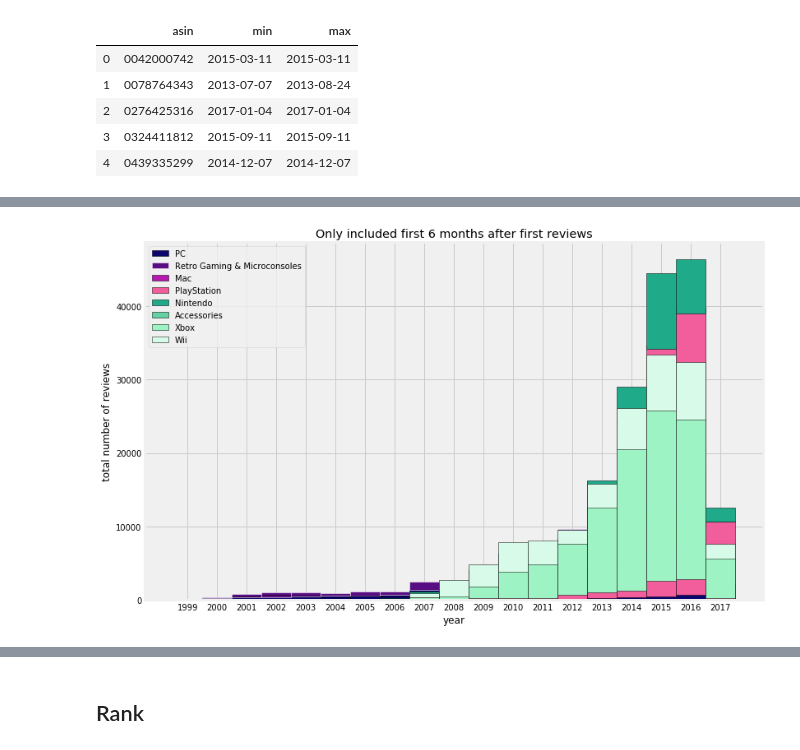
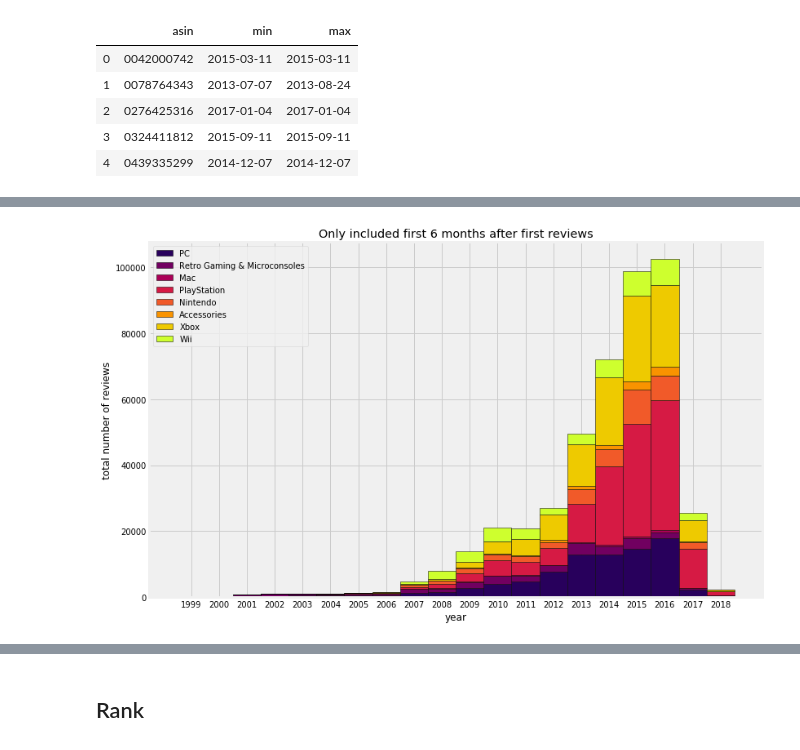
Before and after one commit to smartiiv/data_viz, a Jupyter notebook: Final.ipynb, the cells around one changed output, grey strips where cells are left out. Saved outputs shown, nothing was run; the diff lists cells and outputs as text; code cells hidden in the pictures.

```diff
--- a/Final.ipynb
+++ b/Final.ipynb
@@ -172,0 +120,22 @@ plt.show()
+# %%
+fig = plt.figure(figsize=(10,10))
+
+
+ax = fig.add_subplot(111)
+
+for i in color_cat:
+    a = dff[dff['cat2'] == i]
+    x = a['duration_month']
+    y = a['count']
+    ax.plot(x,y, label=i,color= color_cat[i])
+
+
+
+ax.set_title('Timing/ pace')
+ax.set_xlabel('months after first review')
+ax.set_ylabel('average of number of reviews')
+ax.legend(loc='best')
+
+fig.tight_layout()
+plt.show()
+#fig.savefig('1')
@@ -211,9 +166,9 @@ df0
 # %%
 cat = set(df0['cat2'])
 
-a = [i for i in cat for k in range(19)]
-b = [i for k in range(8) for i in np.arange(1999,2018,1)]
-c = [0 for k in range(152)]
+a = [i for i in cat for k in range(20)]
+b = [i for k in range(8) for i in np.arange(1999,2019,1)]
+c = [0 for k in range(160)]
 
 d = {
     'cat2': a,
@@ -280,28 +235,29 @@ y8 = np.array(a['count'])
 # %%
 fig = plt.figure(figsize=(12,8))
 
 ax = fig.add_subplot(111, xticks=x, xticklabels =x)
 
 
-ax.bar(x,y, width=1, label='PC', ec= 'k', color='#0C056D')
-ax.bar(x2,y2, width=1, bottom=y, label='Retro Gaming & Microconsoles', ec='white', color='#590D82')
-ax.bar(x3,y3, width=1, bottom=y2, label='Mac', ec='k', color='#B61AAE')
-ax.bar(x4,y4, width=1, bottom=y3, label='PlayStation', ec='k', color='#F25D9C')
-ax.bar(x5,y5, width=1, bottom=y4, label='Nintendo', ec='k', color='#1FAB89')
-ax.bar(x6,y6, width=1, bottom=y5, label='Accessories', ec='k', color='#62D2A2')
-ax.bar(x7,y7, width=1, bottom=y6, label='Xbox', ec='k', color='#9DF3C4')
-ax.bar(x8,y8, width=1, bottom=y7, label='Wii', ec='k', color='#D7FBE8')
+ax.bar(x,y, width=1, label='PC', color=color_cat['PC'], ec='k')
+ax.bar(x2,y2, width=1, bottom=y, label='Retro Gaming & Microconsoles',color=color_cat['Retro Gaming & Microconsoles'], ec='k')
+ax.bar(x3,y3, width=1, bottom=y2+y, label='Mac',color=color_cat['Mac'], ec='k')
+ax.bar(x4,y4, width=1, bottom=y3+y+y2, label='PlayStation',color=color_cat['PlayStation'], ec='k')
+ax.bar(x5,y5, width=1, bottom=y4+y+y2+y3, label='Nintendo',color=color_cat['Nintendo'], ec='k')
+ax.bar(x6,y6, width=1, bottom=y5+y+y2+y3+y4, label='Accessories',color=color_cat['Accessories'], ec='k')
+ax.bar(x7,y7, width=1, bottom=y6+y+y2+y3+y4+y5, label='Xbox',color=color_cat['Xbox'], ec='k')
+ax.bar(x8,y8, width=1, bottom=y7+y+y2+y3+y4+y5+y6, label='Wii',color=color_cat['Wii'], ec='k')
 
 
 ax.legend(loc='best')
 ax.set_xlabel('year')
 ax.set_ylabel('total number of reviews')
 ax.set_title('Only included first 6 months after first reviews')
 
 
 plt.show()
+#fig.savefig('2')
 # %% [output]
-[figure, old version]
+[figure, new version]
 # %%
 a = pd.DataFrame(df.groupby('year')['count'].agg(np.sum)).reset_index()
 X = a['year']
```
Also changed, not shown: parts of 97 cells of this notebook.
